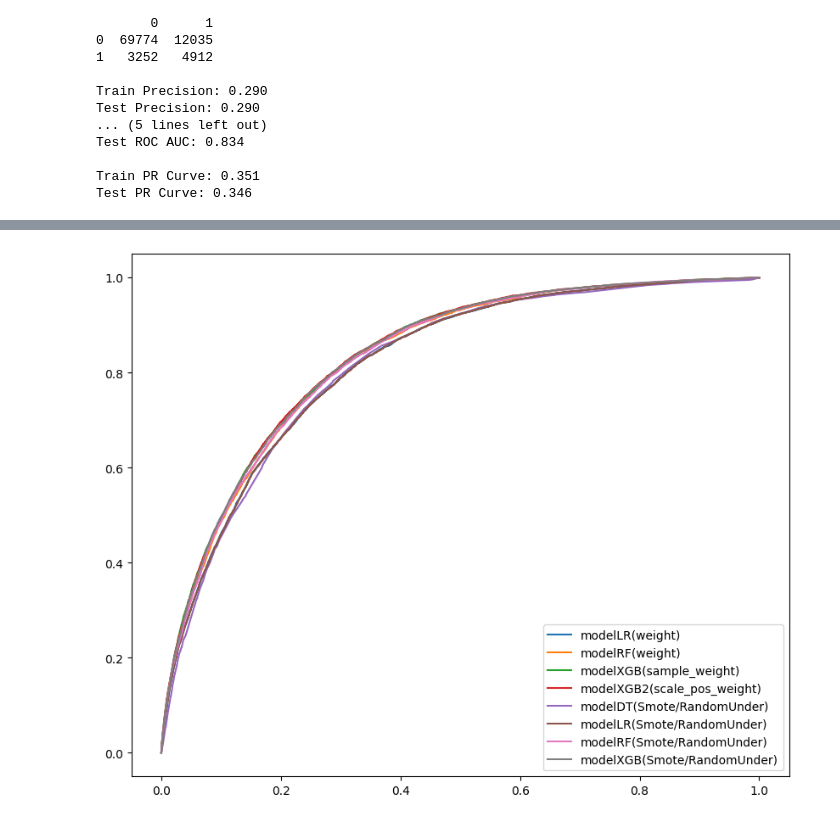
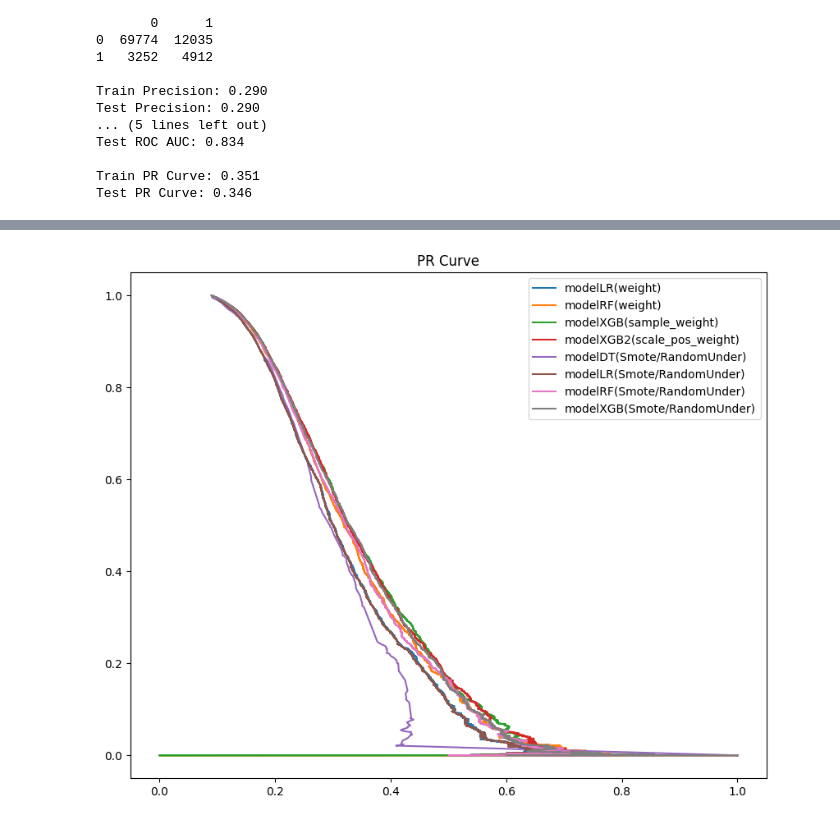
Before and after one commit to ShaniBron/Final-Project-Heart-diseases, a Jupyter notebook: Model.ipynb, the cells around one changed output, grey strips where cells are left out. Saved outputs shown, nothing was run; the diff lists cells and outputs as text; code cells hidden in the pictures.

```diff
--- a/Model.ipynb
+++ b/Model.ipynb
@@ -681,11 +693,12 @@ results_table
 # %%
 plt.figure(figsize=(10,8))
 for i in range(len(list_model)):
     y_pred_proba = list_model[i].predict_proba(X_test)[::,1]
-    fpr, tpr, _ = roc_curve(y_test,  y_pred_proba)
+    precision, recall, thresholds = precision_recall_curve(y_test,  y_pred_proba)
     # auc = roc_auc_score(y_test, y_pred_proba).round(3)
-    plt.plot(fpr,tpr,label=list_name_model[i])
-plt.legend(loc=4)
+    plt.plot(precision,recall,label=list_name_model[i])
+plt.legend(loc=1)
+plt.title('PR Curve')
 plt.show()
 # %% [output]
-[figure, old version]
+[figure, new version]
```
Also changed, not shown: parts of 4 cells of this notebook, 1 other file.
